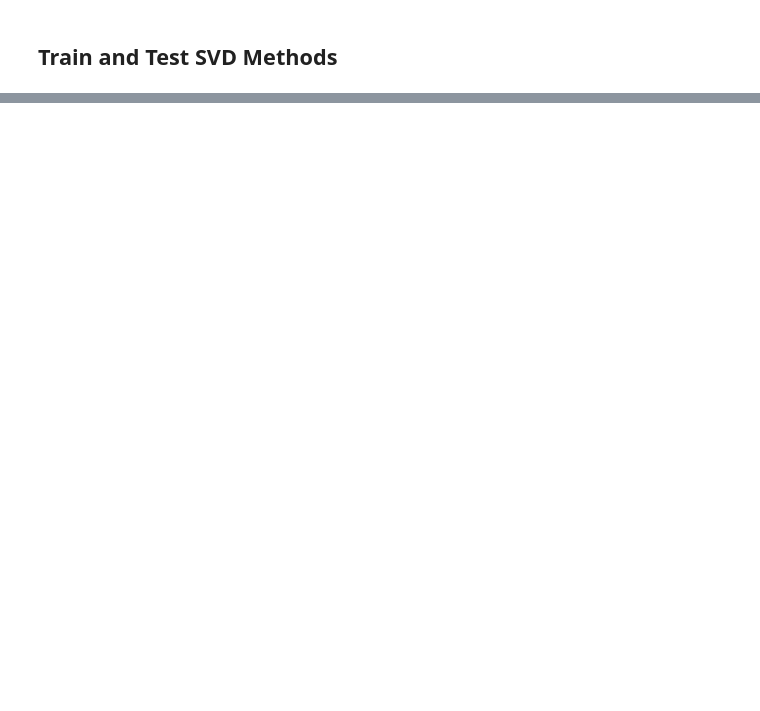
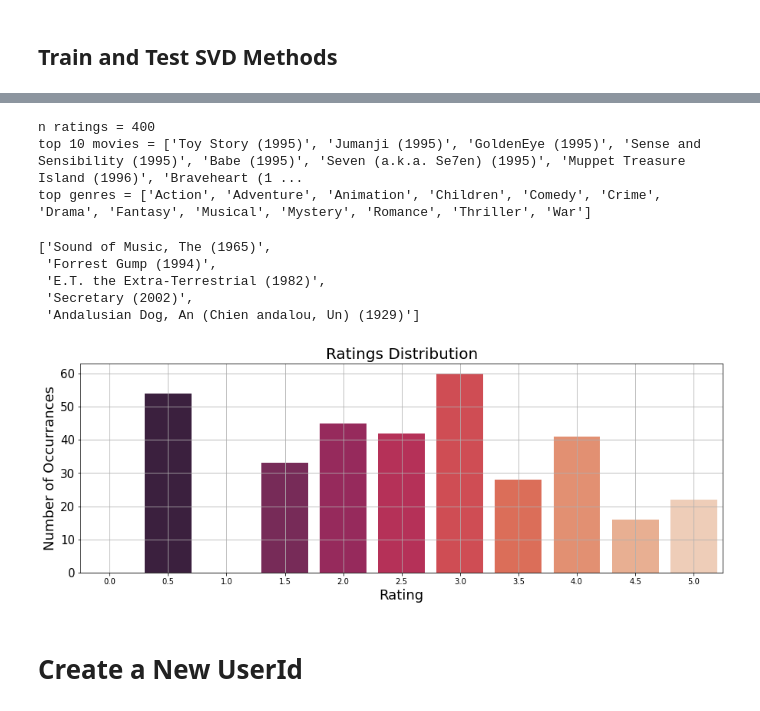
Before and after one commit to abigailjcampbell/doc-phase-4-project, a Jupyter notebook: data_analysis.ipynb, the cells around one changed output, grey strips where cells are left out. Drawn from its saved outputs; the diff is of its cells as text; code cells hidden in the pictures; blank space fills up the shorter version.

```diff
--- a/data_analysis.ipynb
+++ b/data_analysis.ipynb
@@ -368,4 +325,0 @@ user = 420
-# %%
-def get_user_ratings(userId):
-    user_ratings = ratings[ratings.userId == userId]
-    return user_ratings
@@ -479,0 +552,9 @@ plt.show()
+# %%
+def user_top_movie_genres(user_ratings, n_movies):
+    """
+    determine the genres of the n highest rated movies for an individual user
+    """
+    top_genres = []
+    for movieId in user_ratings[:n_movies].movieId:
+        top_genres.extend(look_up_genres(movieId))
+    return list(np.unique(np.array(top_genres)))
@@ -479,0 +585,44 @@ plt.show()
+# %%
+def user_profile(userId, n):
+    """
+    function to create a profile for an individual user
+    """
+
+    # generate user basics: get their ratings and count the total number of ratings present
+    user_ratings = get_user_ratings(ratings, userId)
+    n_ratings = len(user_ratings)
+
+    # filter their ratings to movies rated 4.0 and above
+    filtered_user_ratings = user_ratings[user_ratings.rating > 3.5]
+
+    print(f'n ratings = {n_ratings}')
+
+    # get information on the movies they've rated highly, including tags and genres
+    top_movies = user_top_movies(user_ratings, n)
+    top_tags = get_user_top_tags(filtered_user_ratings)
+    top_genres = user_top_movie_genres(user_ratings, n)
+
+    print(f'top {n} movies = {top_movies}')
+    print(f'top genres = {top_genres}')
+
+    # plot their rating distribution
+    user_ratings_distribution(user_ratings)
+# %%
+# test the user profile function then recommend movies for the given user
+user_id = 517
+n_movies = 10
+
+user_profile(user_id, n_movies)
+recommend_to_user(user_id, n_recs, use_words=True)
+# %% [output]
+n ratings = 400
+top 10 movies = ['Toy Story (1995)', 'Jumanji (1995)', 'GoldenEye (1995)', 'Sense and Sensibility (1995)', 'Babe (1995)', 'Seven (a.k.a. Se7en) (1995)', 'Muppet Treasure Island (1996)', 'Braveheart (1 ...
+top genres = ['Action', 'Adventure', 'Animation', 'Children', 'Comedy', 'Crime', 'Drama', 'Fantasy', 'Musical', 'Mystery', 'Romance', 'Thriller', 'War']
+['Sound of Music, The (1965)',
+ 'Forrest Gump (1994)',
+ 'E.T. the Extra-Terrestrial (1982)',
+ 'Secretary (2002)',
+ 'Andalusian Dog, An (Chien andalou, Un) (1929)']
+[figure, added]
+# %% [markdown]
+# Create a New UserId
```
Also changed, not shown: parts of 96 cells of this notebook.
